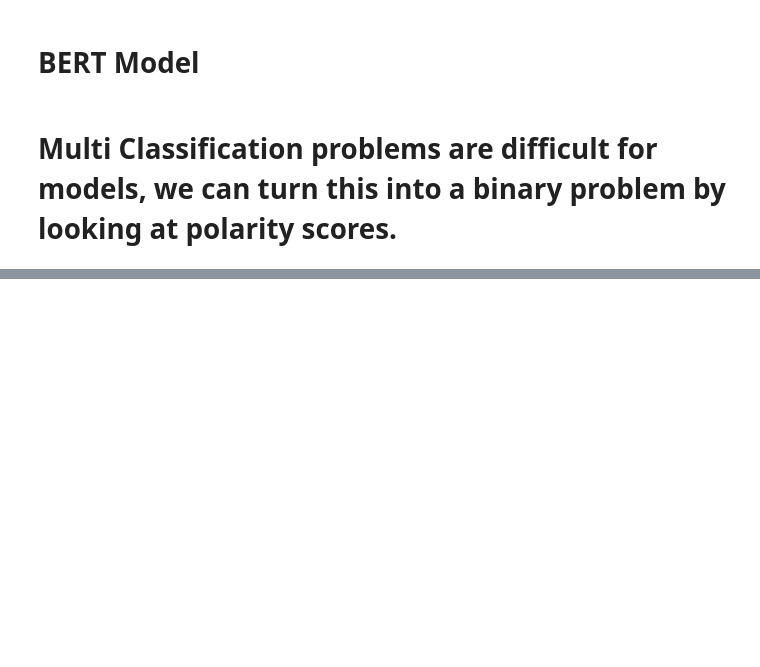
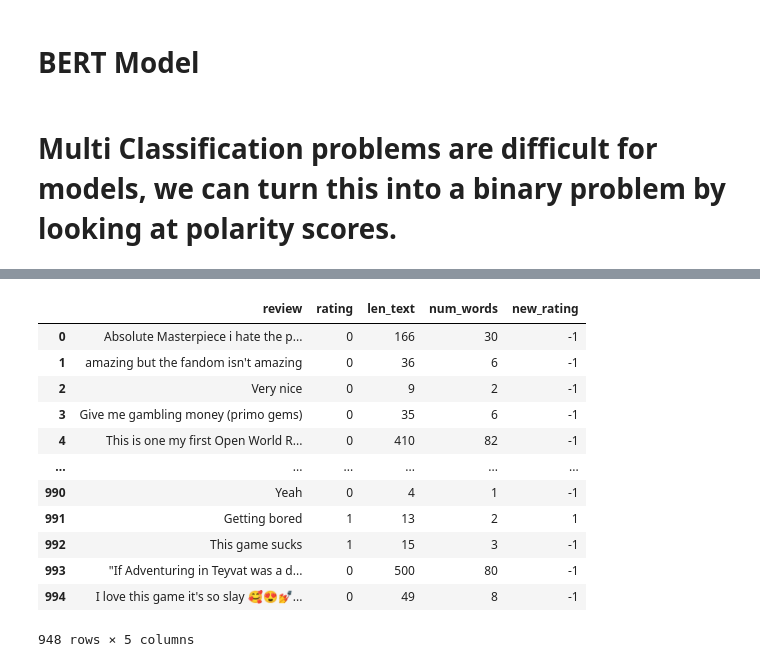
Before and after one commit to MaukanMir/Genshin-Impact-Google-Sentiment-Analysis, a Jupyter notebook: training.ipynb, the cells around one changed output, grey strips where cells are left out. Saved outputs shown, nothing was run; the diff lists cells and outputs as text; code cells hidden in the pictures; blank space fills up the shorter version.

Commit message:
added new ratinga

```diff
--- a/training.ipynb
+++ b/training.ipynb
@@ -227,2 +226,18 @@ for idx, row in df.iterrows():
 # %%
-# df["rating"] = df["rating"].apply(lambda x: 0 if x <=2 else 1)
+df["rating"] = df["rating"].apply(lambda x: 0 if x in [4,5] else 1)
+# %%
+df
+# %% [output]
+|  | review | rating | len_text | num_words | new_rating |
+| 0 | Absolute Masterpiece i hate the p... | 0 | 166 | 30 | -1 |
+| 1 | amazing but the fandom isn't amazing | 0 | 36 | 6 | -1 |
+| 2 | Very nice | 0 | 9 | 2 | -1 |
+| 3 | Give me gambling money (primo gems) | 0 | 35 | 6 | -1 |
+| 4 | This is one my first Open World R... | 0 | 410 | 82 | -1 |
+| ... | ... | ... | ... | ... | ... |
+| 990 | Yeah | 0 | 4 | 1 | -1 |
+| 991 | Getting bored | 1 | 13 | 2 | 1 |
+| 992 | This game sucks | 1 | 15 | 3 | -1 |
+| 993 | "If Adventuring in Teyvat was a d... | 0 | 500 | 80 | -1 |
+| 994 | I love this game it's so slay 🥰😍💅... | 0 | 49 | 8 | -1 |
+948 rows × 5 columns
```
Also changed, not shown: parts of 2 cells of this notebook.
